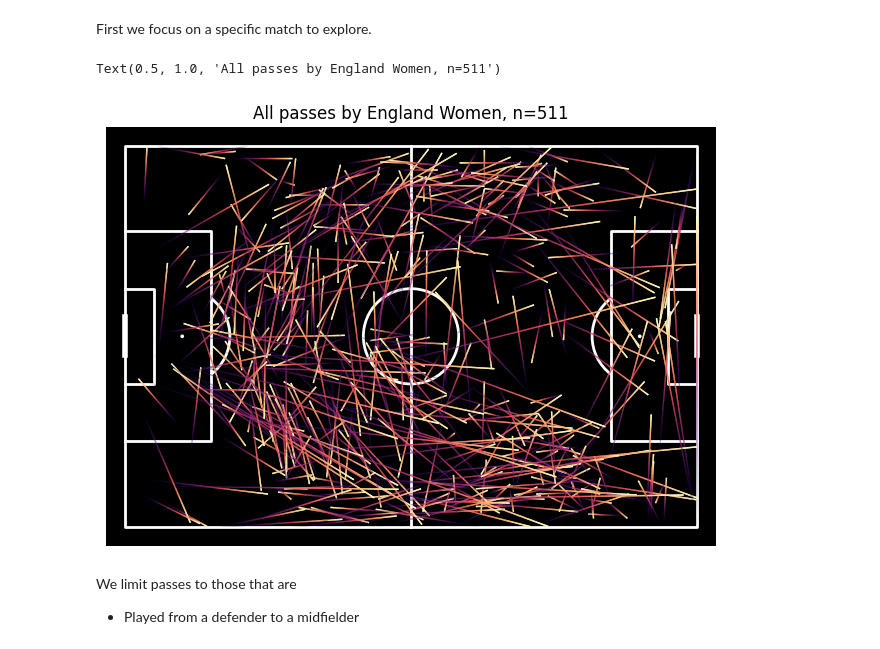
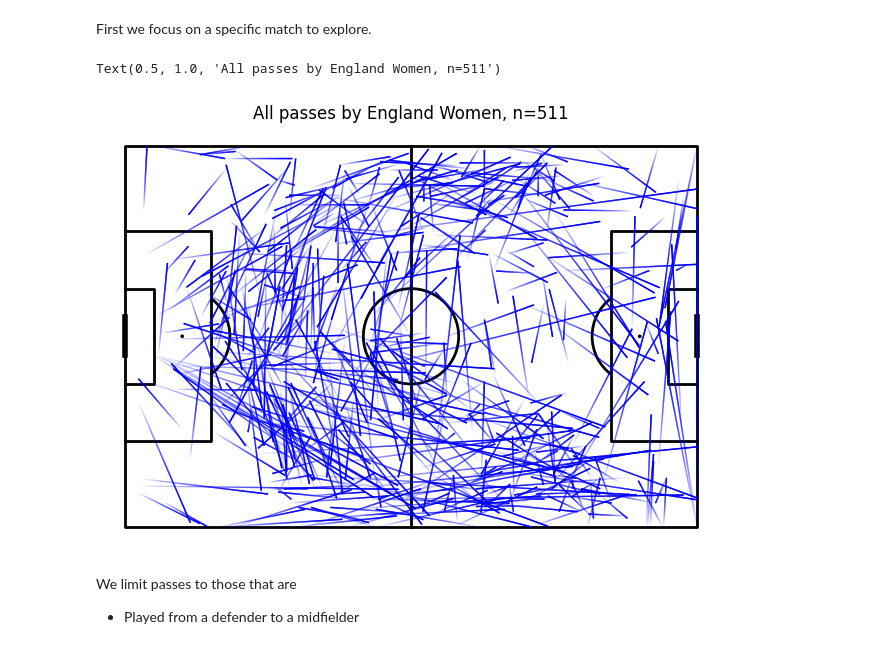
Before and after one commit to gsheir/tacticvis, a Jupyter notebook: src/midfield_receiving.ipynb, the cells around one changed output. Drawn from its saved outputs; the diff is of its cells as text; code cells hidden in the pictures.

Commit message:
change plot colours

```diff
--- a/src/midfield_receiving.ipynb
+++ b/src/midfield_receiving.ipynb
@@ -71,25 +71,24 @@ all_passes = match.get_events(type="Pass")
 # %%
 all_passes = all_passes[all_passes["team"] == "England Women's"]
 # %%
-pitch = Pitch(pitch_color="#000000", line_color="#ffffff", line_zorder=2)
+pitch = Pitch(pitch_color="#ffffff", line_color="#000000", line_zorder=2)
 fig, ax = pitch.draw()
 
 pass_arrows = pitch.lines(
     xstart=[loc[0] for loc in all_passes["location"].values],
     ystart=[loc[1] for loc in all_passes["location"].values],
     xend=[loc[0] for loc in all_passes["pass_end_location"].values],
     yend=[loc[1] for loc in all_passes["pass_end_location"].values],
-    cmap="magma",
+    color="blue",
     ax=ax,
     lw=1,
-    comet=True,
     transparent=True,
 )
 
 ax.set_title("All passes by England Women, n={}".format(all_passes.shape[0]))
 # %% [output]
 Text(0.5, 1.0, 'All passes by England Women, n=511')
-[figure, old version]
+[figure, new version]
 # %% [markdown]
 We limit passes to those that are
 
```
Also changed, not shown: parts of 2 cells of this notebook.
